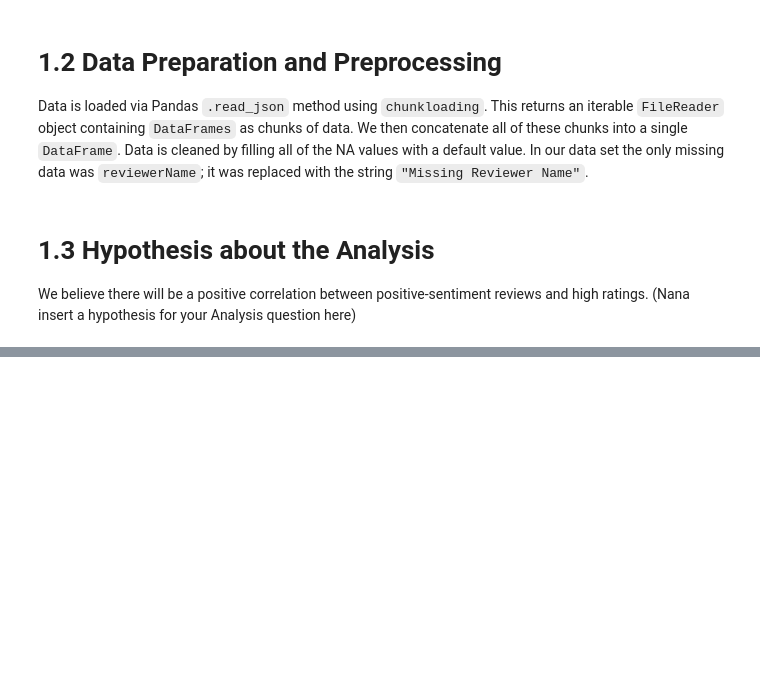
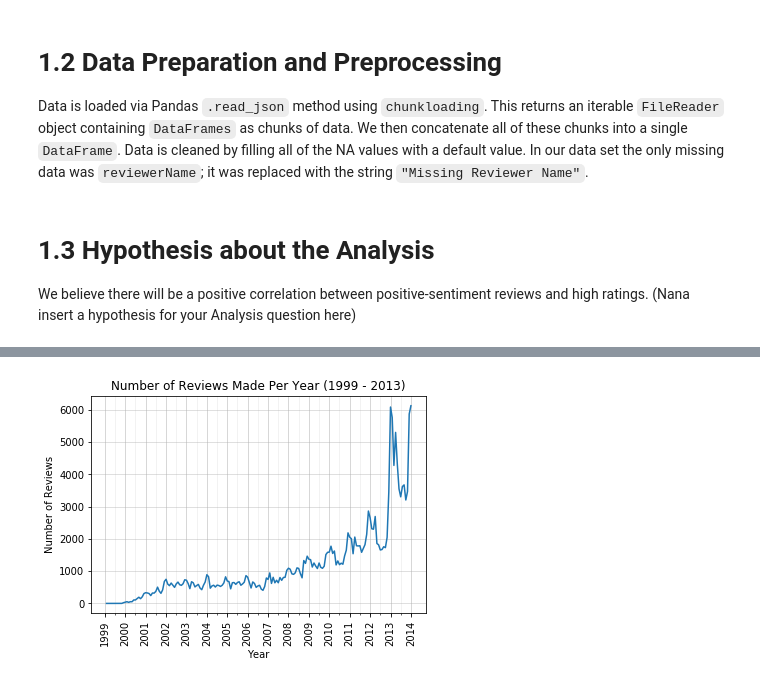
Before and after one commit to SisterN/data_analytics_assignment, a Jupyter notebook: Assignment.ipynb, the cells around one changed output, grey strips where cells are left out. Drawn from its saved outputs; the diff is of its cells as text; code cells hidden in the pictures; blank space fills up the shorter version.

```diff
--- a/Assignment.ipynb
+++ b/Assignment.ipynb
@@ -97,0 +206,20 @@ We believe there will be a positive correlation between positive-sentiment revie
+# %%
+def getYear(unix_time):
+    d = date.fromtimestamp(unix_time)
+    return d.year
+
+def getRowsforEachYear():
+    year_dict = {} #global variable
+    for i in range(len(df)):
+        year = getYear(df['unixReviewTime'].iloc[i])
+        if year in year_dict:
+            year_dict[year].append(i)
+        else:
+            year_dict[year] = [i]
+    return year_dict
+
+def getValuesfromKeyInDict(imported_dict, key):
+    values = []
+    for row in imported_dict[key]:
+        values.append(row)
+    return values
@@ -97,0 +267,24 @@ We believe there will be a positive correlation between positive-sentiment revie
+# %%
+fig = plt.figure()
+ax = fig.add_subplot(1, 1, 1)
+all_years = [1999, 2000, 2001, 2002, 2003, 2004, 2005, 2006, 2007, 2008, 2009, 2010, 2011, 2012, 2013, 2014, 2015]
+
+major_ticks = np.arange(0, len(y_all_years)+1, 12)
+minor_ticks = np.arange(0, len(y_all_years)+1, 6)
+
+ax.set_xticks(major_ticks)
+ax.set_xticks(minor_ticks, minor=True)
+
+ax.grid(which='minor', alpha=0.2)
+ax.grid(which='major', alpha=0.5)
+
+ax.plot(np.arange(1,len(y_all_years)+1), y_all_years)
+ax.set_xticklabels(all_years, rotation = 'vertical')
+
+plt.title("Number of Reviews Made Per Year (1999 - 2013)")
+plt.ylabel("Number of Reviews")
+plt.xlabel("Year")
+plt.savefig('6.png', bbox_inches='tight', dpi = 800)
+plt.show()
+# %% [output]
+[figure, added]
```
Also changed, not shown: parts of 14 cells of this notebook, 7 other files.
